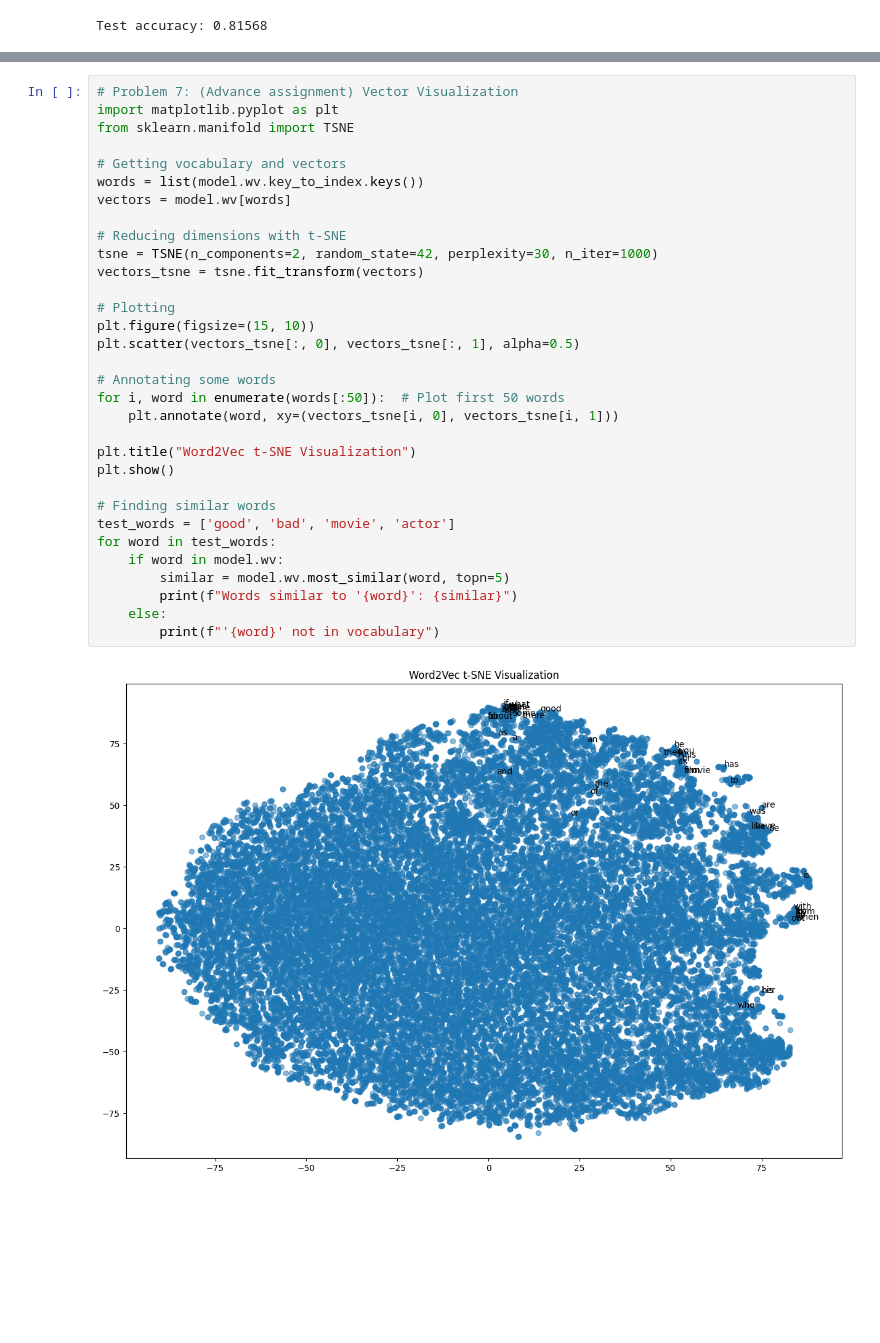
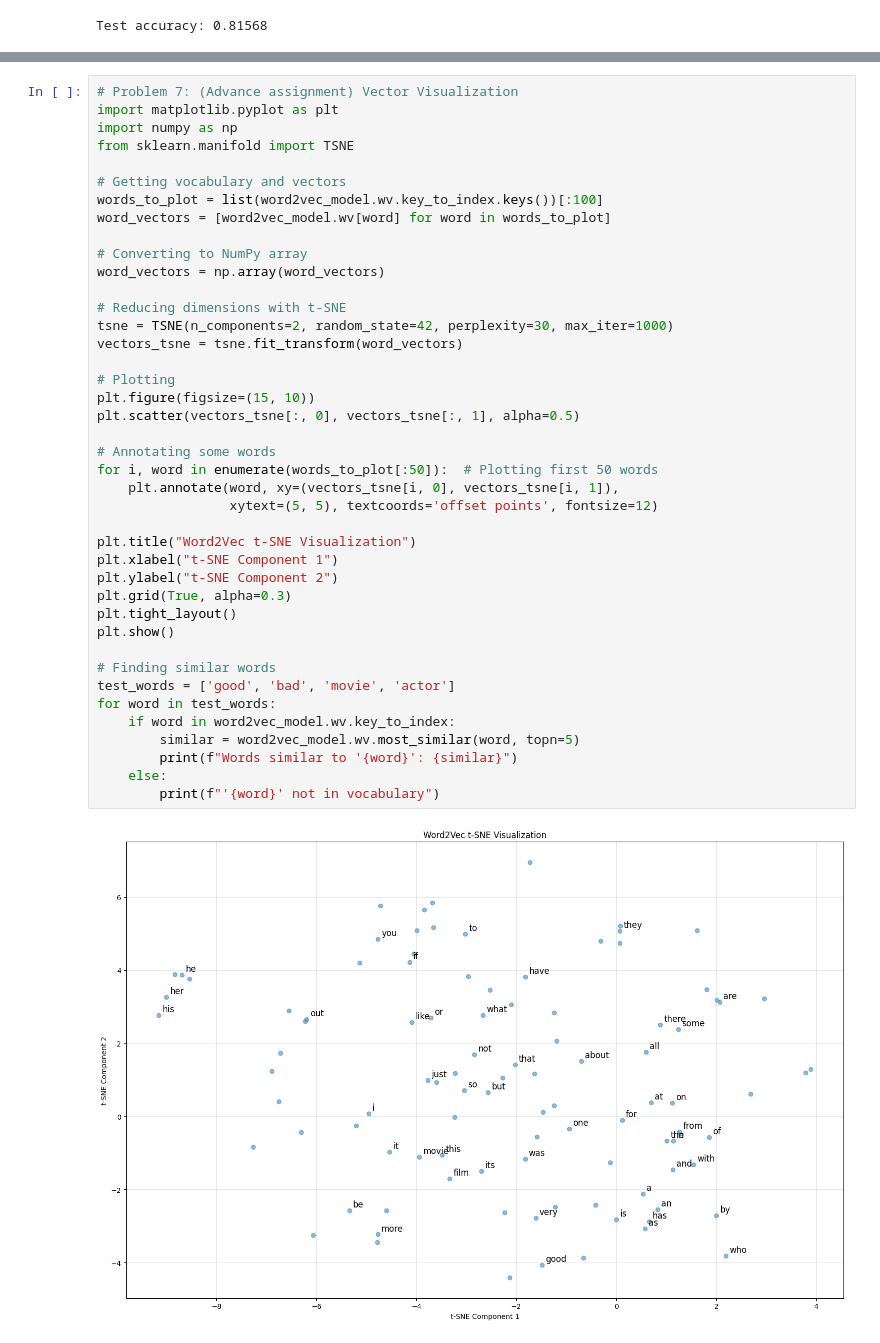
Before and after one commit to Odima-dev/Data-Science-and-Machine-Learning, a Jupyter notebook: Naturallanguageprocessing.ipynb, the cells around one changed output, grey strips where cells are left out. Drawn from its saved outputs; the diff is of its cells as text; blank space fills up the shorter version.

```diff
--- a/Naturallanguageprocessing.ipynb
+++ b/Naturallanguageprocessing.ipynb
@@ -333,34 +382,43 @@ Sample words in vocabulary: ['the', 'and', 'a', 'of', 'to', 'is', 'in', 'it', 'i
 # %%
 # Problem 7: (Advance assignment) Vector Visualization
 import matplotlib.pyplot as plt
+import numpy as np
 from sklearn.manifold import TSNE
 
 # Getting vocabulary and vectors
-words = list(model.wv.key_to_index.keys())
-vectors = model.wv[words]
+words_to_plot = list(word2vec_model.wv.key_to_index.keys())[:100]
+word_vectors = [word2vec_model.wv[word] for word in words_to_plot]
+
+# Converting to NumPy array
+word_vectors = np.array(word_vectors)
 
 # Reducing dimensions with t-SNE
-tsne = TSNE(n_components=2, random_state=42, perplexity=30, n_iter=1000)
-vectors_tsne = tsne.fit_transform(vectors)
+tsne = TSNE(n_components=2, random_state=42, perplexity=30, max_iter=1000)
+vectors_tsne = tsne.fit_transform(word_vectors)
 
 # Plotting
 plt.figure(figsize=(15, 10))
 plt.scatter(vectors_tsne[:, 0], vectors_tsne[:, 1], alpha=0.5)
 
 # Annotating some words
-for i, word in enumerate(words[:50]):  # Plot first 50 words
-    plt.annotate(word, xy=(vectors_tsne[i, 0], vectors_tsne[i, 1]))
+for i, word in enumerate(words_to_plot[:50]):  # Plotting first 50 words
+    plt.annotate(word, xy=(vectors_tsne[i, 0], vectors_tsne[i, 1]),
+                 xytext=(5, 5), textcoords='offset points', fontsize=12)
 
 plt.title("Word2Vec t-SNE Visualization")
+plt.xlabel("t-SNE Component 1")
+plt.ylabel("t-SNE Component 2")
+plt.grid(True, alpha=0.3)
+plt.tight_layout()
 plt.show()
 
 # Finding similar words
 test_words = ['good', 'bad', 'movie', 'actor']
 for word in test_words:
-    if word in model.wv:
-        similar = model.wv.most_similar(word, topn=5)
+    if word in word2vec_model.wv.key_to_index:
+        similar = word2vec_model.wv.most_similar(word, topn=5)
         print(f"Words similar to '{word}': {similar}")
     else:
         print(f"'{word}' not in vocabulary")
 # %% [output]
-[figure, old version]
+[figure, new version]
```
Also changed, not shown: parts of 7 cells of this notebook.
